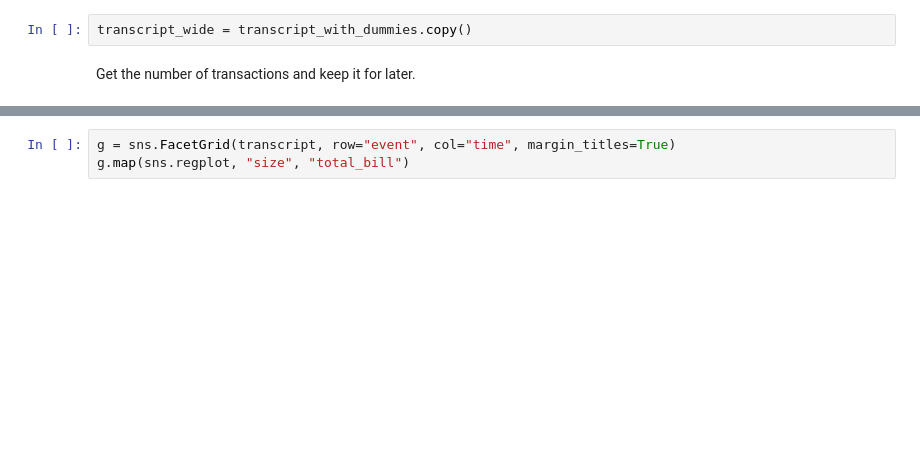
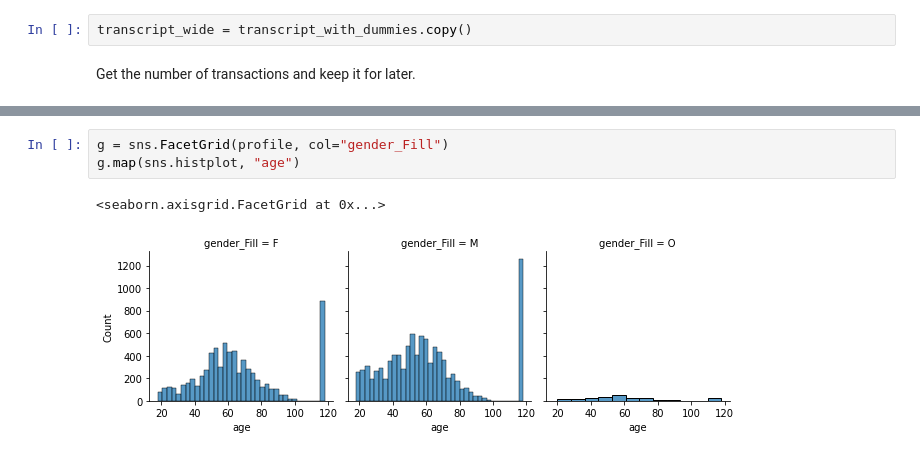
Before and after one commit to bignollo/UdacityNanoDegreeCapstone, a Jupyter notebook: Starbucks_Capstone_notebook.ipynb, the cells around one changed output, grey strips where cells are left out. Saved outputs shown, nothing was run; the diff lists cells and outputs as text; blank space fills up the shorter version.

```diff
--- a/Starbucks_Capstone_notebook.ipynb
+++ b/Starbucks_Capstone_notebook.ipynb
@@ -460,3 +573,6 @@ sns.histplot(data=transcript[transcript["event"].isin(['offer received', 'offer
 # %%
-g = sns.FacetGrid(transcript, row="event", col="time", margin_titles=True)
-g.map(sns.regplot, "size", "total_bill")
+g = sns.FacetGrid(profile, col="gender_Fill")
+g.map(sns.histplot, "age")
+# %% [output]
+<seaborn.axisgrid.FacetGrid at 0x...>
+[figure, added]
```
Also changed, not shown: parts of 47 cells of this notebook.
